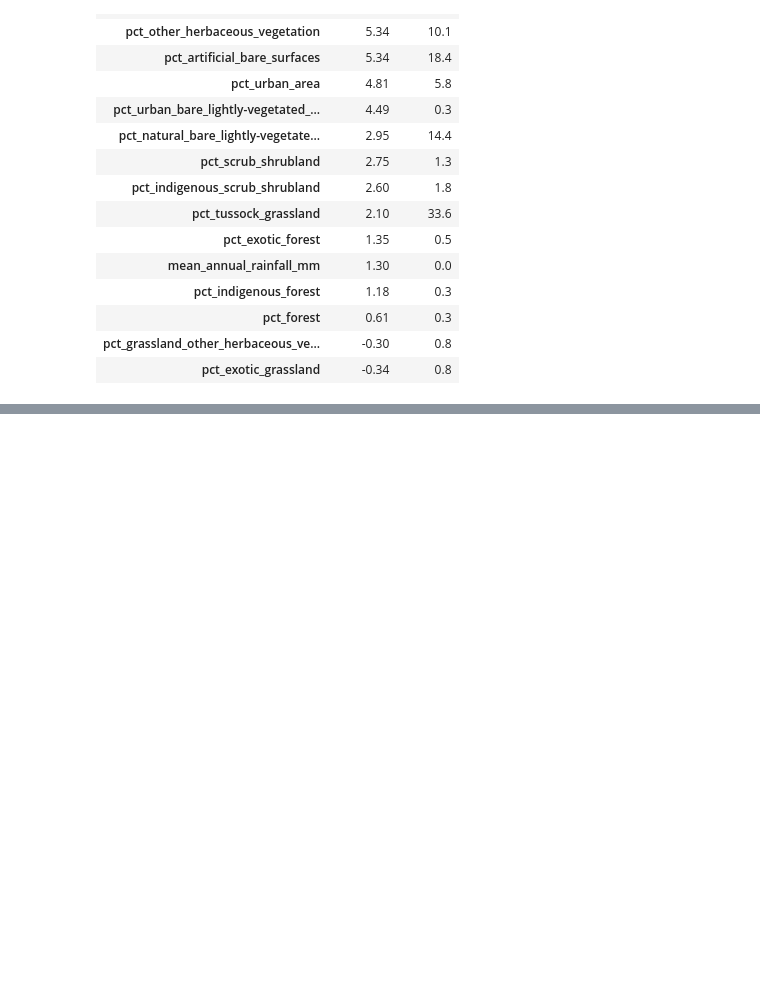
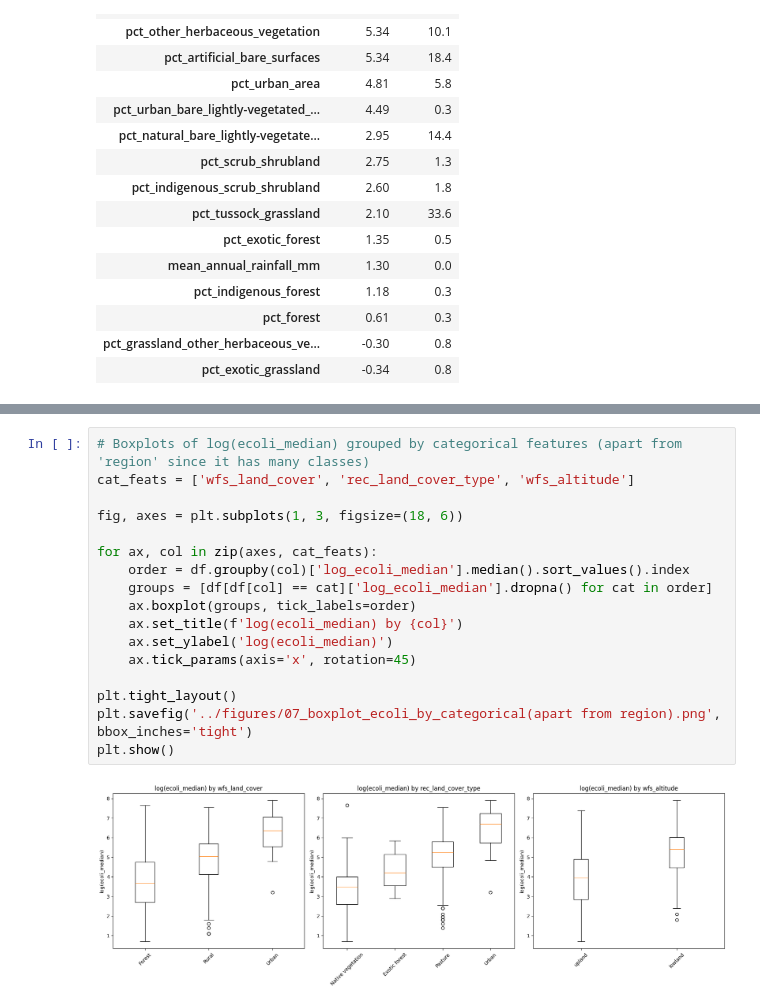
Before and after one commit to Ming-Liu-1170030/1170030-riverWQ, a Jupyter notebook: src/01_eda.ipynb, the cells around one changed output, grey strips where cells are left out. Saved outputs shown, nothing was run; the diff lists cells and outputs as text; blank space fills up the shorter version.

```diff
--- a/src/01_eda.ipynb
+++ b/src/01_eda.ipynb
@@ -391,0 +567,19 @@ skew_table
+# %%
+# Boxplots of log(ecoli_median) grouped by categorical features (apart from 'region' since it has many classes)
+cat_feats = ['wfs_land_cover', 'rec_land_cover_type', 'wfs_altitude']
+
+fig, axes = plt.subplots(1, 3, figsize=(18, 6))
+
+for ax, col in zip(axes, cat_feats):
+    order = df.groupby(col)['log_ecoli_median'].median().sort_values().index
+    groups = [df[df[col] == cat]['log_ecoli_median'].dropna() for cat in order]
+    ax.boxplot(groups, tick_labels=order)
+    ax.set_title(f'log(ecoli_median) by {col}')
+    ax.set_ylabel('log(ecoli_median)')
+    ax.tick_params(axis='x', rotation=45)
+
+plt.tight_layout()
+plt.savefig('../figures/07_boxplot_ecoli_by_categorical(apart from region).png', bbox_inches='tight')
+plt.show()
+# %% [output]
+[figure, added]
```
Also changed, not shown: parts of 24 cells of this notebook, 5 other files.
